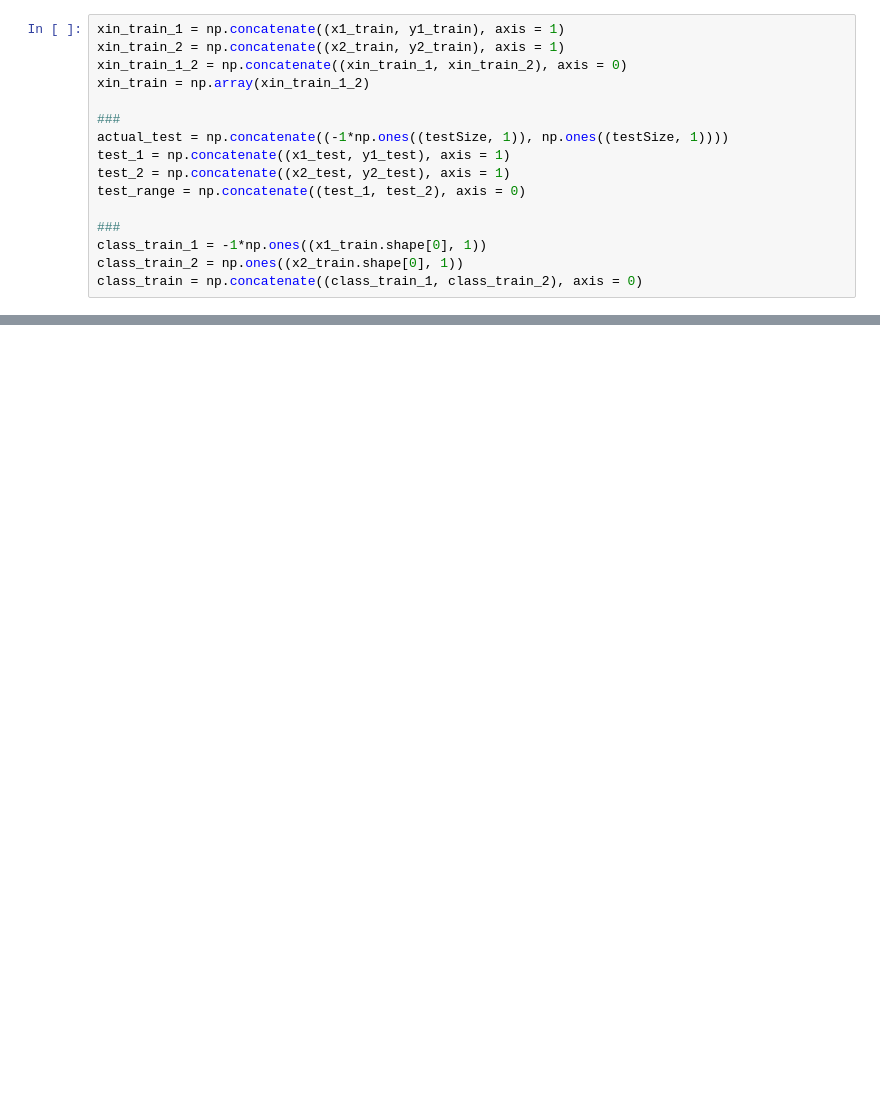
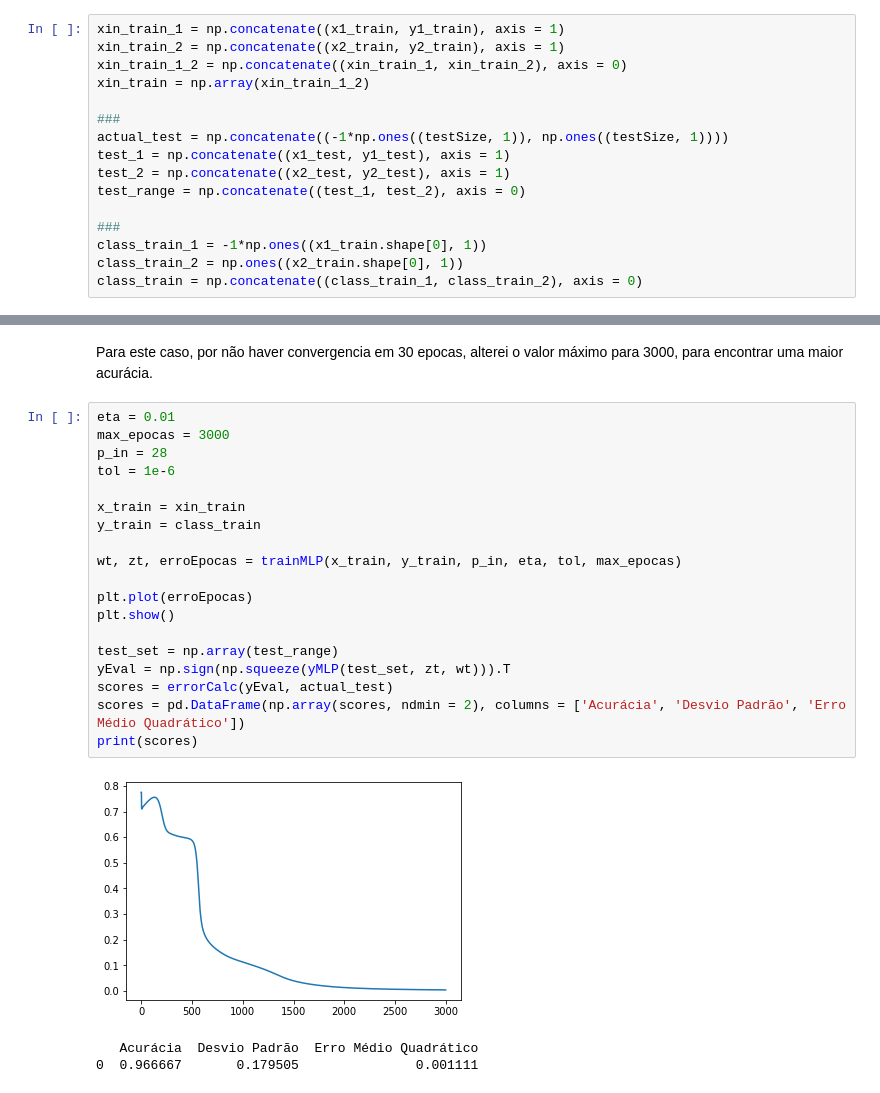
Before and after one commit to albertoromanhol/ufmg-artificial-inteligence-aerospace, a Jupyter notebook: atividade 2/lista/mlp/spirals - mlp.ipynb, the cells around one changed output, grey strips where cells are left out. Drawn from its saved outputs; the diff is of its cells as text; blank space fills up the shorter version.

```diff
--- a/atividade 2/lista/mlp/spirals - mlp.ipynb
+++ b/atividade 2/lista/mlp/spirals - mlp.ipynb
@@ -201,0 +209,25 @@ plt.show()
+# %% [markdown]
+Para este caso, por não haver convergencia em 30 epocas, alterei o valor máximo para 3000, para encontrar uma maior acurácia.
+# %%
+eta = 0.01
+max_epocas = 3000
+p_in = 28
+tol = 1e-6
+
+x_train = xin_train
+y_train = class_train
+
+wt, zt, erroEpocas = trainMLP(x_train, y_train, p_in, eta, tol, max_epocas)
+
+plt.plot(erroEpocas)
+plt.show()
+
+test_set = np.array(test_range)
+yEval = np.sign(np.squeeze(yMLP(test_set, zt, wt))).T
+scores = errorCalc(yEval, actual_test)
+scores = pd.DataFrame(np.array(scores, ndmin = 2), columns = ['Acurácia', 'Desvio Padrão', 'Erro Médio Quadrático'])
+print(scores)
+# %% [output]
+[figure, added]
+   Acurácia  Desvio Padrão  Erro Médio Quadrático
+0  0.966667       0.179505               0.001111
```
Also changed, not shown: parts of 16 cells of this notebook, 12 other files.
